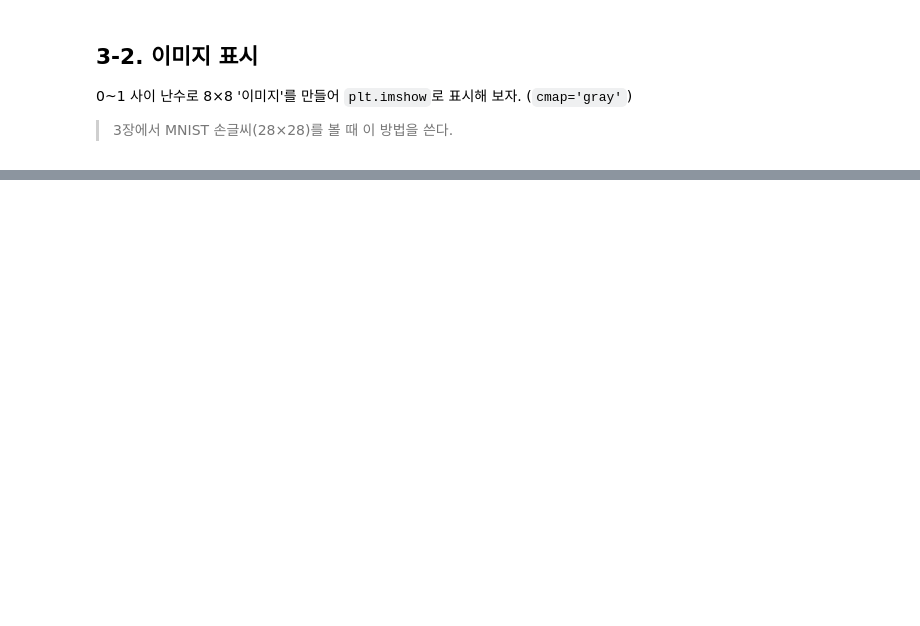
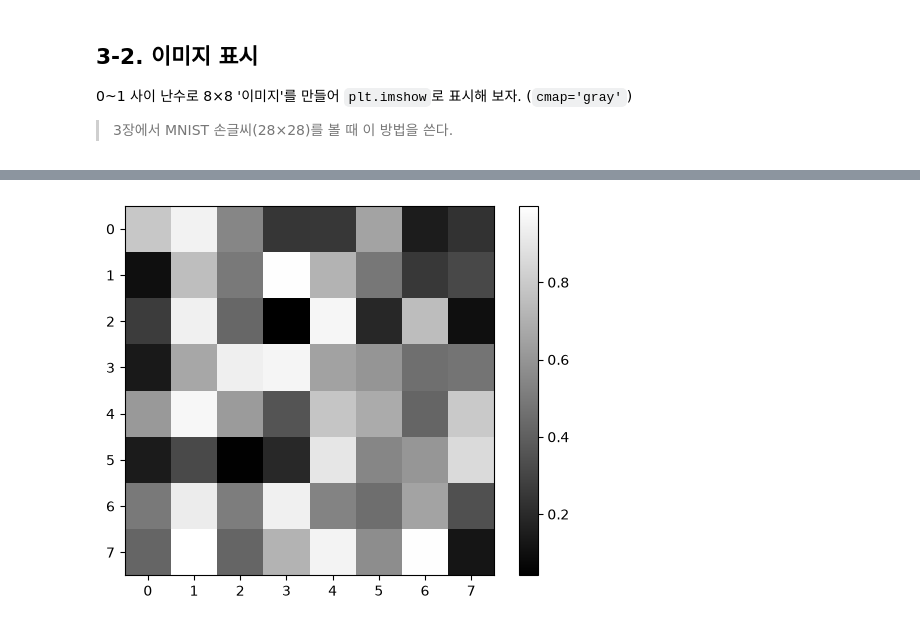
Before and after one commit to SongDJ-coder/-, a Jupyter notebook: ch01_python/ch01_practice.ipynb, the cells around one changed output, grey strips where cells are left out. Cells and saved outputs as stored; diff of their text form; code cells hidden in the pictures; blank space fills up the shorter version.

```diff
--- a/ch01_python/ch01_practice.ipynb
+++ b/ch01_python/ch01_practice.ipynb
@@ -558,2 +625,8 @@ plt.show()
 # %%
-img = None  # 여기에 작성 (힌트: np.random.rand)
+img = np.random.rand(8, 8)
+
+plt.imshow(img, cmap = 'gray')
+plt.colorbar()
+plt.show()
+# %% [output]
+[figure, added]
```
Also changed, not shown: parts of 11 cells of this notebook, 6 other files.
